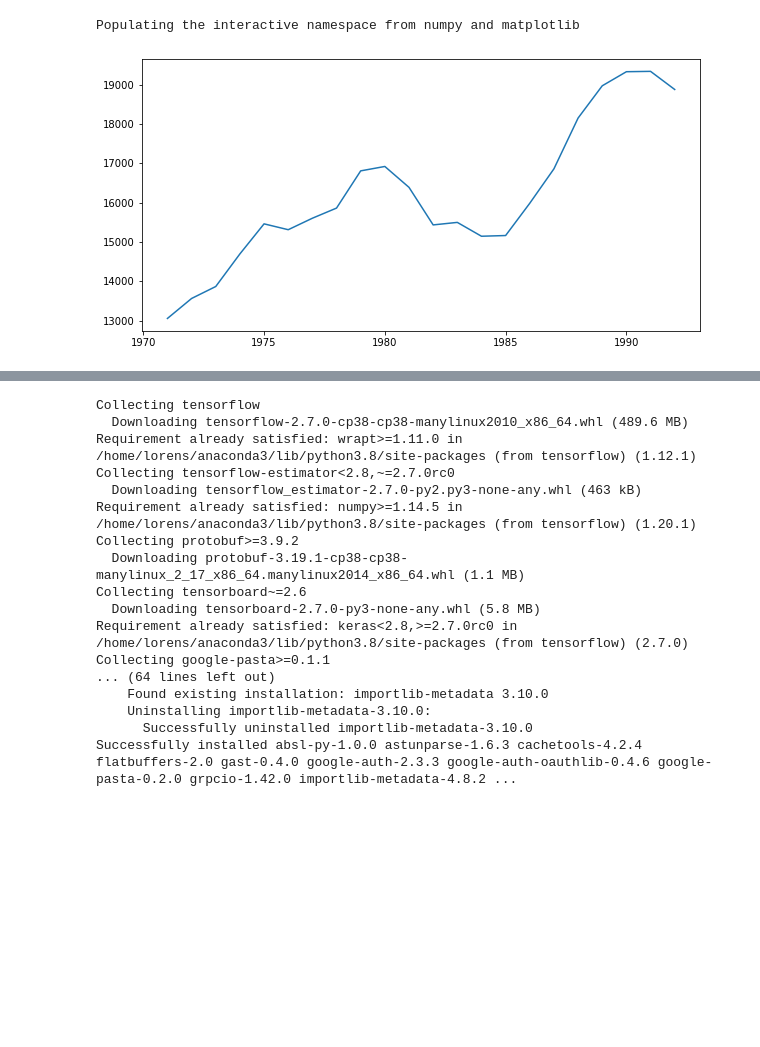
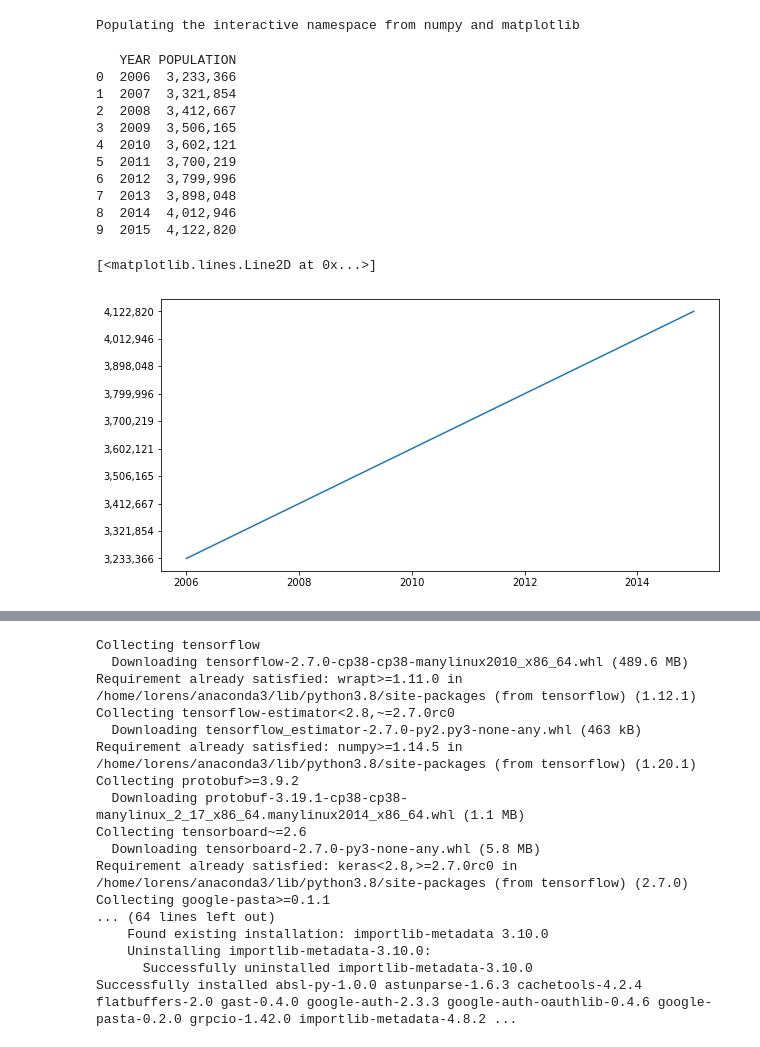
Before and after one commit to lorens247/FTS, a Jupyter notebook: pyFTS.ipynb, the cells around one changed output, grey strips where cells are left out. Cells and saved outputs as stored; diff of their text form; code cells hidden in the pictures; blank space fills up the shorter version.

```diff
--- a/pyFTS.ipynb
+++ b/pyFTS.ipynb
@@ -25,16 +25,39 @@ import matplotlib.pylab as plt
 # %% [output]
 Populating the interactive namespace from numpy and matplotlib
 # %%
-from pyFTS.data import Enrollments
+import pandas as pd
 
-fig, ax = plt.subplots(nrows=1, ncols=1, figsize=[10,5])
+pd.options.display.max_rows = 9999
+df = pd.read_csv('Population.csv')
 
-df = Enrollments.get_dataframe()
-plot(df['Year'],df['Enrollments'])
-
-data = df['Enrollments'].values
+print(df)
 # %% [output]
-[figure, removed]
+   YEAR POPULATION
+0  2006  3,233,366
+1  2007  3,321,854
+2  2008  3,412,667
+3  2009  3,506,165
+4  2010  3,602,121
+5  2011  3,700,219
+6  2012  3,799,996
+7  2013  3,898,048
+8  2014  4,012,946
+9  2015  4,122,820
+# %%
+import matplotlib.pyplot as plt
+import pandas as pd
+
+df = pd.read_csv('Population.csv')
+plt.subplots(nrows=1, ncols=1, figsize=[10,5])
+
+#df = Population.get_dataframe()
+plot(df['YEAR'],df['POPULATION'])
+#plot(df['Year'],df['Enrollments'])
+
+#data = df['Population'].values
+# %% [output]
+[<matplotlib.lines.Line2D at 0x...>]
+[figure, added]
 # %%
 from pyFTS.partitioners import Grid
 
```
Also changed, not shown: parts of 14 cells of this notebook, 1 other file.
